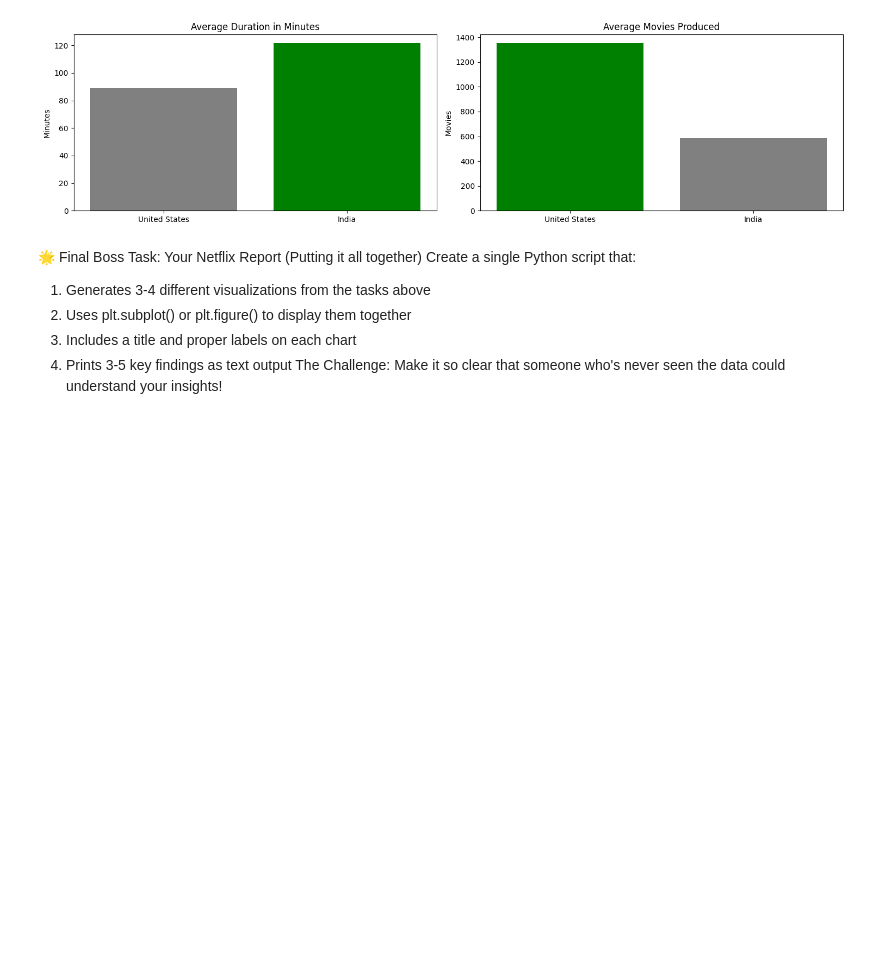
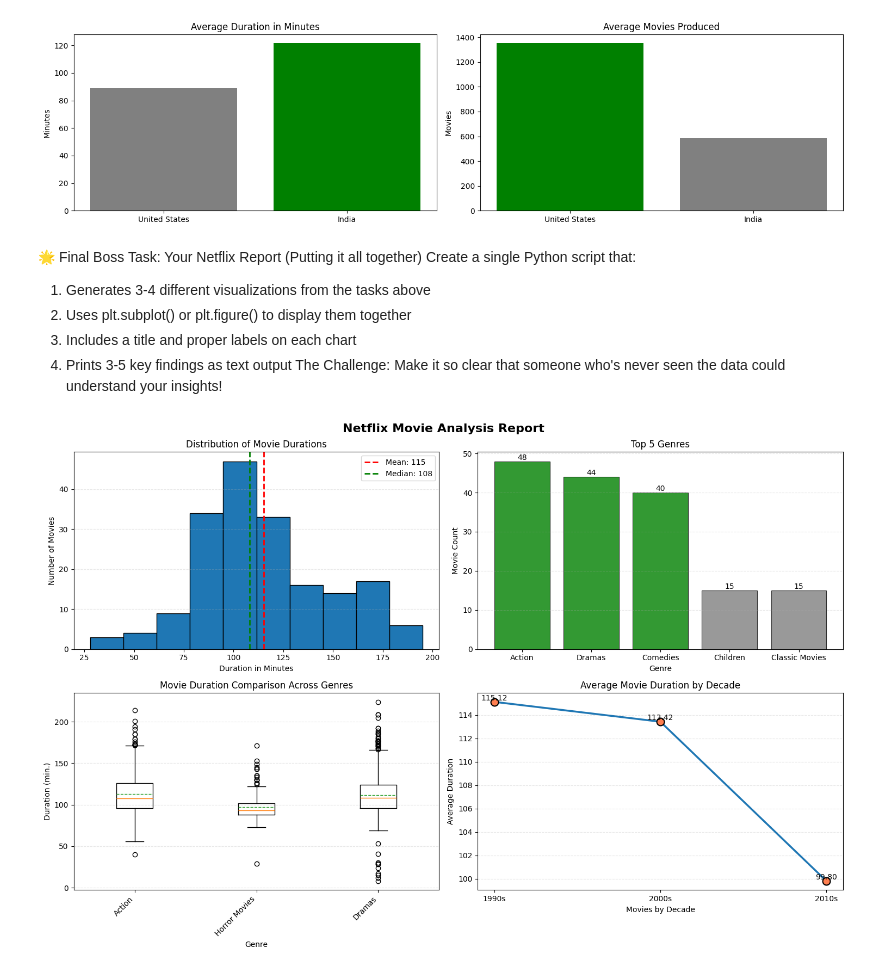
Before and after one commit to christianabusca/netflix-movies-analysis, a Jupyter notebook: netflix.ipynb, the cells around one changed output. Drawn from its saved outputs; the diff is of its cells as text; code cells hidden in the pictures; blank space fills up the shorter version.

```diff
--- a/netflix.ipynb
+++ b/netflix.ipynb
@@ -284,0 +283,77 @@ The Challenge: Make it so clear that someone who's never seen the data could und
+# %%
+# Start coding here! Use as many cells as you like
+
+# Filtered Data
+# For Normalized Plot
+##plot
+# For bar chart
+##each_genre.index, each_genre.values
+
+# Boxplot
+##data, label=genre_compare
+
+# Line Chart
+# x = decade
+# y = one
+
+# FOR BAR GRAPH
+bar_median = each_genre.median()
+colors = ['green' if val >= bar_median else 'gray' for val in each_genre.values]
+
+# FOR HISTOGRAM
+plot_median = plot.median()
+plot_mean = plot.mean()
+
+# TITLES AND LABELS
+title = [['Distribution of Movie Durations', 'Top 5 Genres'], ['Movie Duration Comparison Across Genres', 'Average Movie Duration by Decade']]
+xlabel = [['Duration in Minutes', 'Genre'], ['Genre', 'Movies by Decade']]
+ylabel = [['Number of Movies', 'Movie Count'], ['Duration (min.)', 'Average Duration']]
+
+bar_color = each_genre.median()
+
+fig, axes = plt.subplots(2, 2, figsize=(15, 10))
+
+fig.suptitle('Netflix Movie Analysis Report', fontsize=16, fontweight='bold')
+
+for i in range(2):
+  for j in range(2):
+    axes[i][j].set_title(title[i][j])
+    axes[i][j].set_xlabel(xlabel[i][j])
+    axes[i][j].set_ylabel(ylabel[i][j])
+
+
+axes[0][0].hist(plot, bins=10, edgecolor='black')
+axes[0][0].axvline(plot_mean, color='red', linestyle='--', linewidth=2, label=f'Mean: {plot_mean:.0f}')
+axes[0][0].axvline(plot_median, color='green', linestyle='--', linewidth=2, label=f'Median: {plot_median:.0f}')
+axes[0][0].grid(axis='y', alpha=0.3, linestyle='--')
+axes[0][0].legend()
+
+bars = axes[0][1].bar(each_genre.index, each_genre.values, color = colors, edgecolor='black', alpha = 0.8, linewidth = 0.8)
+axes[0][1].grid(axis='y', alpha=0.3, linestyle='--', zorder=0)
+for bar in bars:
+  height = bar.get_height()
+  axes[0][1].text(bar.get_x() + bar.get_width()/2., height, f"{int(height)}", ha='center', va='bottom')
+
+axes[1][0].boxplot(data, labels=genre_compare, showmeans = True,
+            meanline = True)
+axes[1][0].set_xticklabels(genre_compare, rotation=45, ha='right')
+axes[1][0].grid(axis='y', alpha=0.3, linestyle='--', zorder=0)
+
+
+axes[1][1].plot(decade, one, marker = 'o',
+                markersize=10,
+                linewidth=2.5,
+                markerfacecolor='coral',
+                markeredgecolor='black',
+                markeredgewidth=1.5)
+for x, y in zip(decade, one):
+    axes[1][1].text(x, y, f'{y:.2f}', ha='center', va='bottom')
+
+axes[1][1].grid(axis='y', alpha=0.3, linestyle='--', zorder=0)
+
+
+
+plt.tight_layout()
+plt.show()
+# %% [output]
+[figure, added]
```
Also changed, not shown: parts of 3 cells of this notebook.
